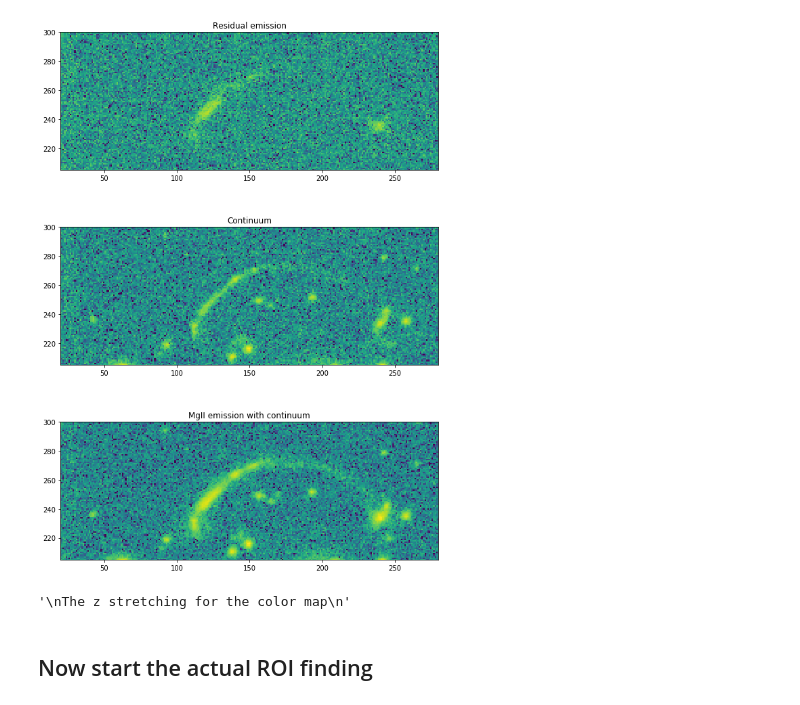
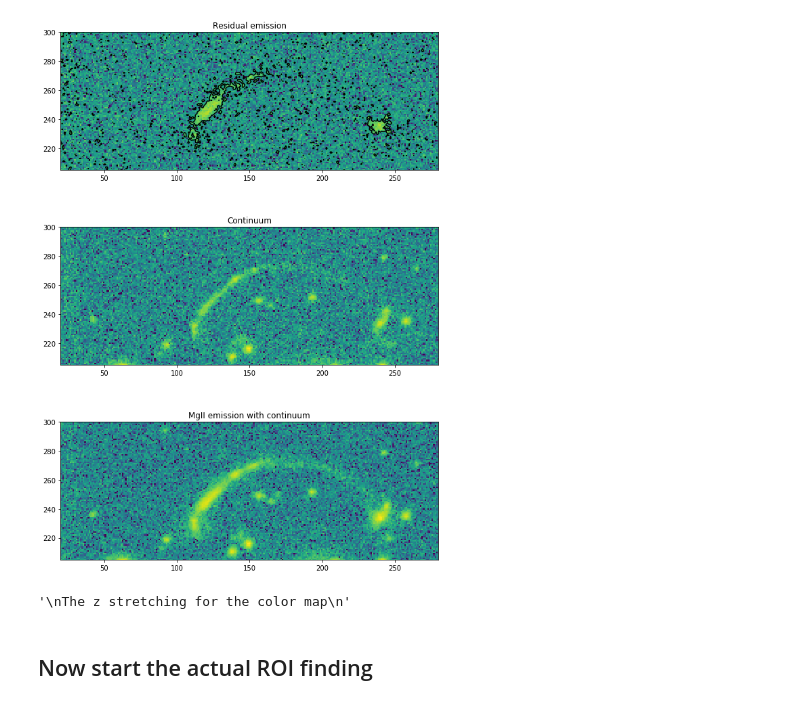
Before and after one commit to rongmon/musetools, a Jupyter notebook: src/musetools/MUSE_MgII_Emission.ipynb, the cells around one changed output. Cells and saved outputs as stored; diff of their text form; code cells hidden in the pictures.

```diff
--- a/src/musetools/MUSE_MgII_Emission.ipynb
+++ b/src/musetools/MUSE_MgII_Emission.ipynb
@@ -53,35 +53,35 @@ zmax=2.
 width_in = 10
 fig=plt.figure(1, figsize=(width_in, 15))
 ax = fig.add_subplot(311)
 ax.imshow(np.log10(np.abs( residual_image)), cmap = plt.get_cmap('viridis'), origin='lower',vmin=zmin, vmax=zmax)
-#ax.contour(ems_image-cont_image,levels=np.logspace(1,3,3),colors='black')
+ax.contour(ems_image-cont_image,levels=np.logspace(1,3,3),colors='black')
 ax.set_title('Residual emission')
 ax.set_ylim([205,300])
 ax.set_xlim([20,280])
 
 
 ax1 = fig.add_subplot(312)
 ax1.imshow(np.log10(np.abs(cont_image )), cmap = plt.get_cmap('viridis'), origin='lower',vmin=zmin, vmax=zmax)
 ax1.set_title('Continuum')
 ax1.set_ylim([205,300])
 ax1.set_xlim([20,280])
 
 
 
 ax2 = fig.add_subplot(313)
 ax2.imshow(np.log10(np.abs(ems_image)), cmap = plt.get_cmap('viridis'), origin='lower',vmin=zmin, vmax=zmax)
 ax2.set_title('MgII emission with continuum')
 ax2.set_ylim([205,300])
 ax2.set_xlim([20,280])
 
 plt.show()
 
 #fig = plt.figure()
 '''
 The z stretching for the color map
 '''
 # %% [output]
-[figure, old version]
+[figure, new version]
 '\nThe z stretching for the color map\n'
 # %% [markdown]
 ## Now start the actual ROI finding
```
Also changed, not shown: parts of 15 cells of this notebook, 4 other files.
